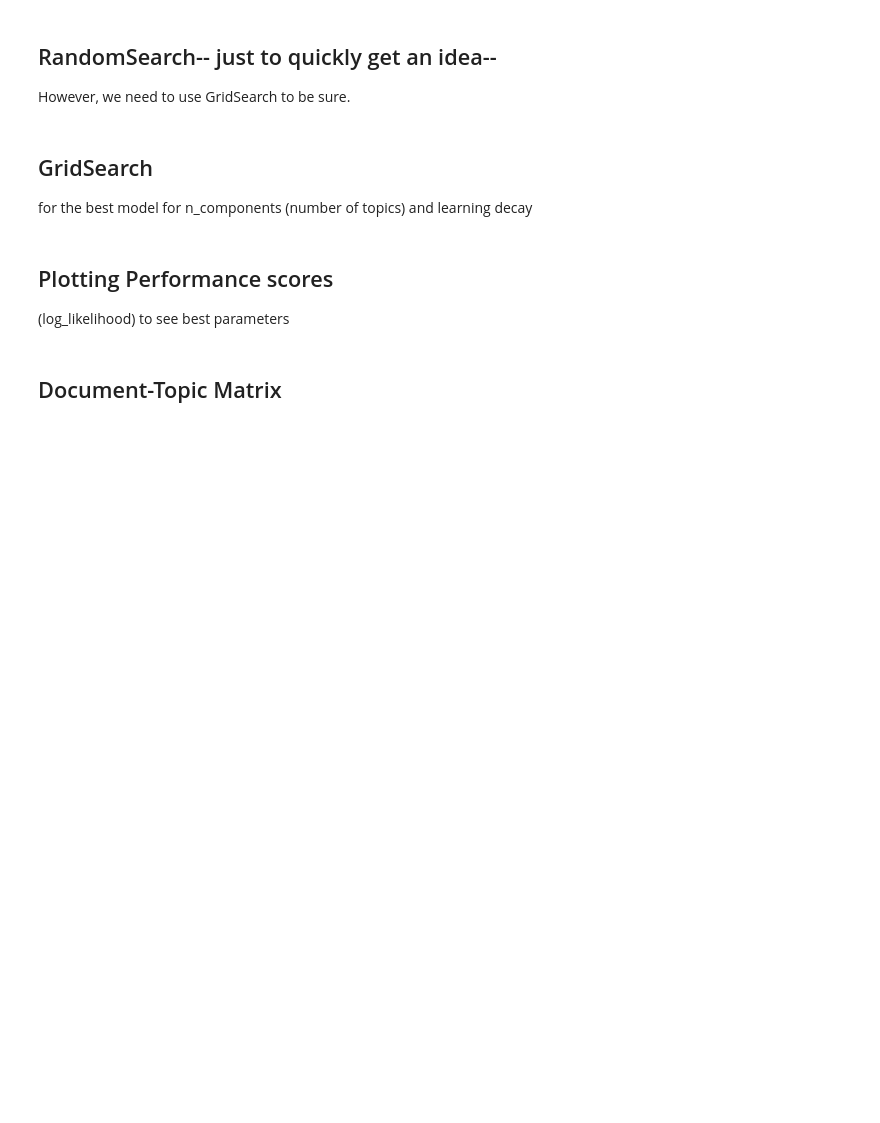
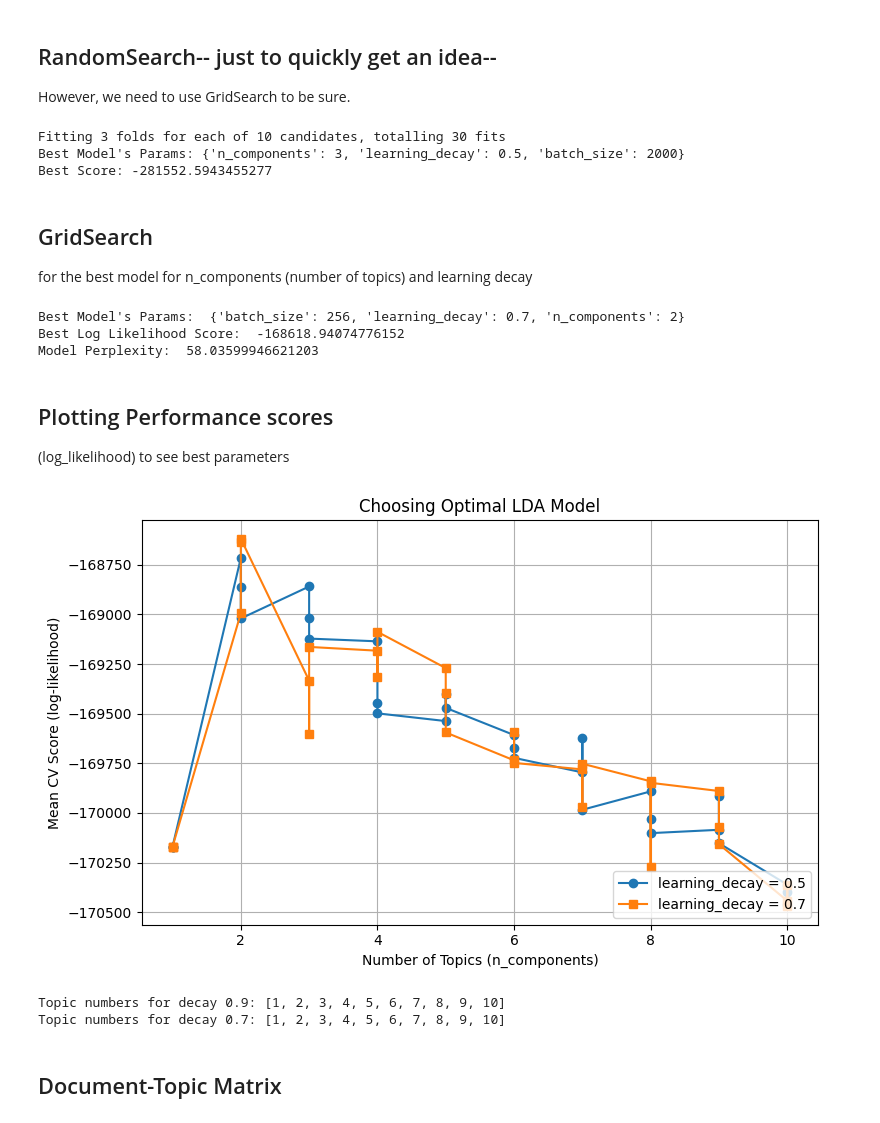
Before and after one commit to dyuthiii/CBS-Github-DND, a Jupyter notebook: Student Cluster Analysis and LDA-20250714T173604Z-1-001/Student Cluster Analysis and LDA/Student Cluster Analysis GDrive/LDA final.ipynb, the cells around one changed output. Saved outputs shown, nothing was run; the diff lists cells and outputs as text; code cells hidden in the pictures; blank space fills up the shorter version.

```diff
--- a/Student Cluster Analysis and LDA-20250714T173604Z-1-001/Student Cluster Analysis and LDA/Student Cluster Analysis GDrive/LDA final.ipynb
+++ b/Student Cluster Analysis and LDA-20250714T173604Z-1-001/Student Cluster Analysis and LDA/Student Cluster Analysis GDrive/LDA final.ipynb
@@ -408,0 +708,2 @@ df_keywords_final["lemma_root"] = df_keywords_final.apply(fill_root, axis=1)
+# %%
+df_keywords_final = pd.read_csv("/content/drive/MyDrive/CBS/CBS-Github-DND/Student Cluster Analysis and LDA-20250714T173604Z-1-001/Student Cluster Analysis and LDA/Student Cluster Analysis GDrive/def_keywords_final.csv")
@@ -443,0 +846,26 @@ df_student.head()
+# %%
+#Replace "keywords_to_merge" with "keyword_to_keep"
+import pandas as pd
+
+# Your collapse mapping from manual map
+collapse_map = {
+    "acquisition": "merger",
+    "virtual reality": "artificial intelligence",
+    "capital markets": "investment",
+    "navigating china": "china",
+    "corporate finance": "corporate",
+    "debt markets": "debt",
+    "food entrepreneurship": "food",
+    "media marketing": "social media",
+    "superhighway": "modernity",
+    "security analysis": "securities",
+    "social venture": "society"
+}
+
+# Replace keywords in your df
+df_student["keyword_collapsed"] = df_student["keywords"].replace(collapse_map)
+
+# Optional: check what changed
+changed = df_student[df_student["keywords"] != df_student["keyword_collapsed"]]
+print(changed[["keywords", "keyword_collapsed"]].drop_duplicates())
+df_student.head()
@@ -568,6 +1044,10 @@ random_search.fit(X)
 # Best model and its parameters
 print("Best Model's Params:", random_search.best_params_)
 print("Best Score:", random_search.best_score_)
+# %% [output]
+Fitting 3 folds for each of 10 candidates, totalling 30 fits
+Best Model's Params: {'n_components': 3, 'learning_decay': 0.5, 'batch_size': 2000}
+Best Score: -281552.5943455277
 # %%
 best_lda_model = random_search.best_estimator_
 # %% [markdown]
@@ -600,48 +1080,57 @@ print("Best Model's Params: ", model.best_params_)
 print("Best Log Likelihood Score: ", model.best_score_)
 # Perplexity
 print("Model Perplexity: ", best_lda_model.perplexity(X))
+# %% [output]
+Best Model's Params:  {'batch_size': 256, 'learning_decay': 0.7, 'n_components': 2}
+Best Log Likelihood Score:  -168618.94074776152
+Model Perplexity:  58.03599946621203
 # %% [markdown]
 ## Plotting Performance scores
 (log_likelihood) to see best parameters
 # %%
 
 # Use cv_results_ (not best_params_)
-cv = random_search.cv_results_
+cv = model.cv_results_
 
 # Extract arrays
 ld = cv["param_learning_decay"].astype(float)   # learning_decay per run
 nc = cv["param_n_components"].astype(int)       # number of topics per run
 scores = np.asarray(cv["mean_test_score"], dtype=float)
 
 def series_for_decay(decay):
     m = (ld == decay)
     t = nc[m]
     s = scores[m]
     order = np.argsort(t)
     return t[order], s[order]
 
 plt.figure(figsize=(8,5))
 
 # plot for decay=0.5 if present
 if np.any(ld == 0.5):
     t5, s5 = series_for_decay(0.5)
     plt.plot(t5, s5, marker='o', label='learning_decay = 0.5')
 
 # plot for decay=0.7 if present
 if np.any(ld == 0.7):
     t7, s7 = series_for_decay(0.7)
     plt.plot(t7, s7, marker='s', label='learning_decay = 0.7')
 
 plt.title("Choosing Optimal LDA Model")
 plt.xlabel("Number of Topics (n_components)")
 plt.ylabel("Mean CV Score (log-likelihood)")
 plt.grid(True)
 plt.legend(loc="lower right")
 plt.tight_layout()
 plt.show()
+# %% [output]
+[figure, added]
 # %%
 print("Topic numbers for decay 0.9:", sorted(set(t5)))
 print("Topic numbers for decay 0.7:", sorted(set(t7)))
+# %% [output]
+Topic numbers for decay 0.9: [1, 2, 3, 4, 5, 6, 7, 8, 9, 10]
+Topic numbers for decay 0.7: [1, 2, 3, 4, 5, 6, 7, 8, 9, 10]
 # %% [markdown]
 ## Document-Topic Matrix
 # %%
```
Also changed, not shown: parts of 84 cells of this notebook, 3 other files.
